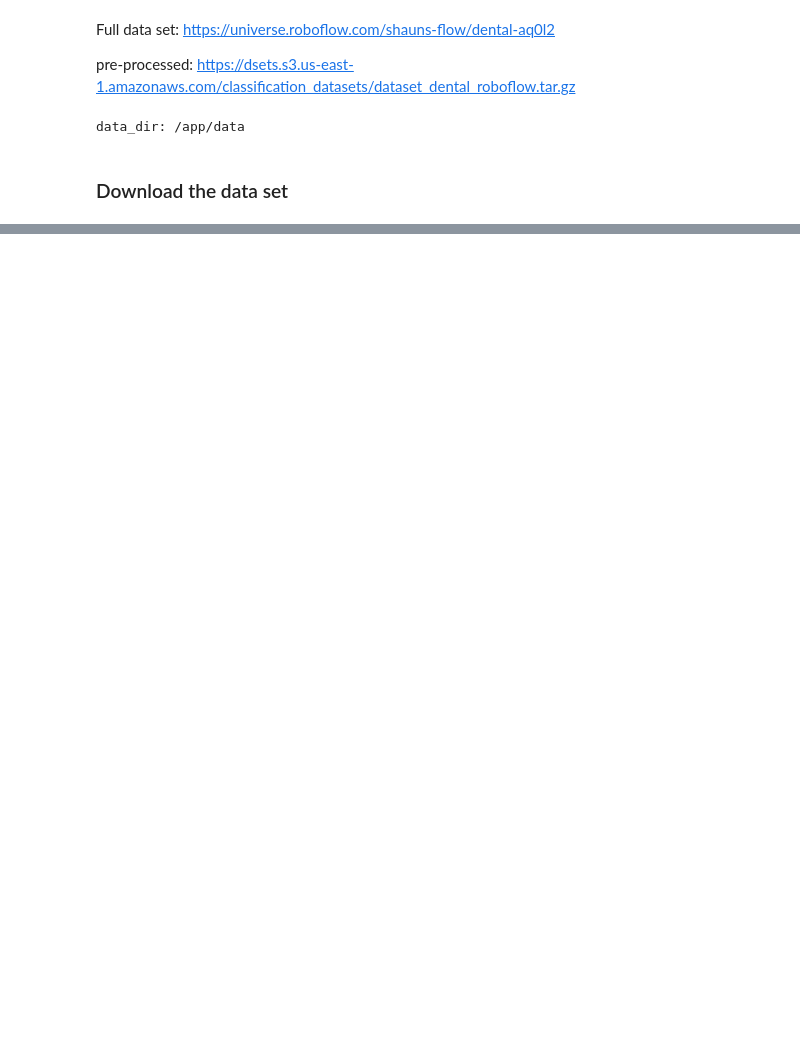
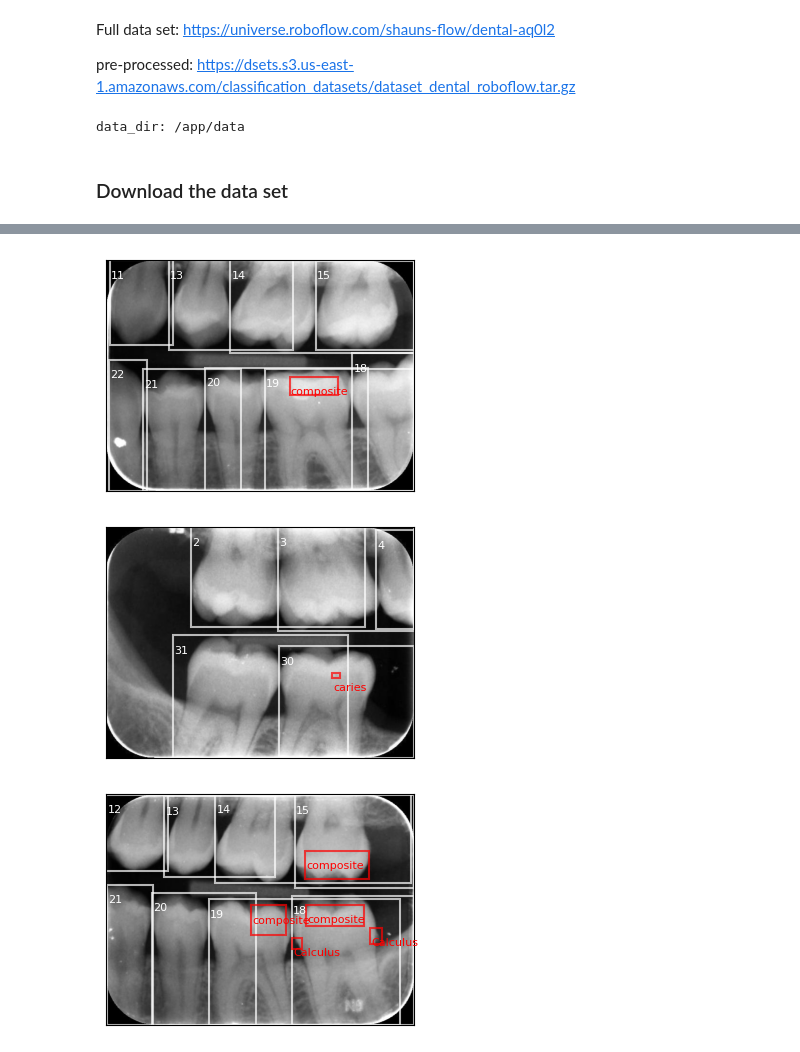
Before and after one commit to ccb-hms/computervision, a Jupyter notebook: notebooks/classification/01_download.ipynb, the cells around one changed output, grey strips where cells are left out. Cells and saved outputs as stored; diff of their text form; code cells hidden in the pictures; blank space fills up the shorter version.

Commit message:
Image classification examples

```diff
--- a/notebooks/classification/01_download.ipynb
+++ b/notebooks/classification/01_download.ipynb
@@ -39,7 +43,9 @@ pre-processed: https://dsets.s3.us-east-1.amazonaws.com/classification_datasets/
 data_dir = os.environ.get('DATA_DIR')
 print(f'data_dir: {data_dir}')
 # Directory to store the dentex data set
+dataset_name = 'dataset_dental_roboflow'
 dataset_dir = os.path.join(data_dir, 'roboflow')
+image_dir = os.path.join(dataset_dir, dataset_name)
 Path(dataset_dir).mkdir(parents=True, exist_ok=True)
 # %% [output]
 data_dir: /app/data
@@ -70,0 +102,34 @@ assert expected_images == len(file_list), \
+# %%
+for file in file_list[:3]:
+
+    file_name = os.path.basename(file)
+    df_file = df.loc[df[file_col] == file_name].\
+        reset_index(drop=True)
+
+    # Load the image
+    im = ImageData().load_image(file)
+    xlim, ylim = (0, im.shape[1]), (0, im.shape[0])
+
+    # Labels and bounding boxes for positions
+    df_file_position = df_file.loc[~df_file[pos_col].isnull()]
+    pos_labels = np.int64(df_file_position[pos_col].tolist())
+    pos_bboxes = df_file_position[bbox_col].tolist()
+    pos_bboxes = [clipxywh(list(bbox), xlim=xlim, ylim=ylim) for bbox in pos_bboxes]
+    pos_bbox_dict = dict(zip(pos_labels, pos_bboxes))
+
+    # Labels and bounding boxes for diseases
+    # We need to convert the disease bbox from the xyxy -> xywh format
+    df_file_disease = df_file.loc[(df_file[pos_col].isnull())]
+    disease_labels = df_file_disease[disease_col].tolist()
+    disease_bboxes = df_file_disease[bbox_col].tolist()
+    disease_bboxes = [clipxywh(xyxy2xywh(list(bbox)), xlim=xlim, ylim=ylim) for bbox in disease_bboxes]
+
+    # Plot the image with the bounding boxes
+    fig, ax = plt.subplots(figsize = (4, 3))
+    ax = plot_boxes(image=im, box_list=pos_bboxes, label_list=pos_labels, linewidth=1.5, ax=ax, color='w')
+    ax = plot_boxes(image=im, box_list=disease_bboxes, label_list=disease_labels, linewidth=1.5, ax=ax, color='r')
+    plt.show()
+# %% [output]
+[figure, added]
+[figure, added]
+[figure, added]
```
Also changed, not shown: parts of 3 cells of this notebook, 3 other files.
